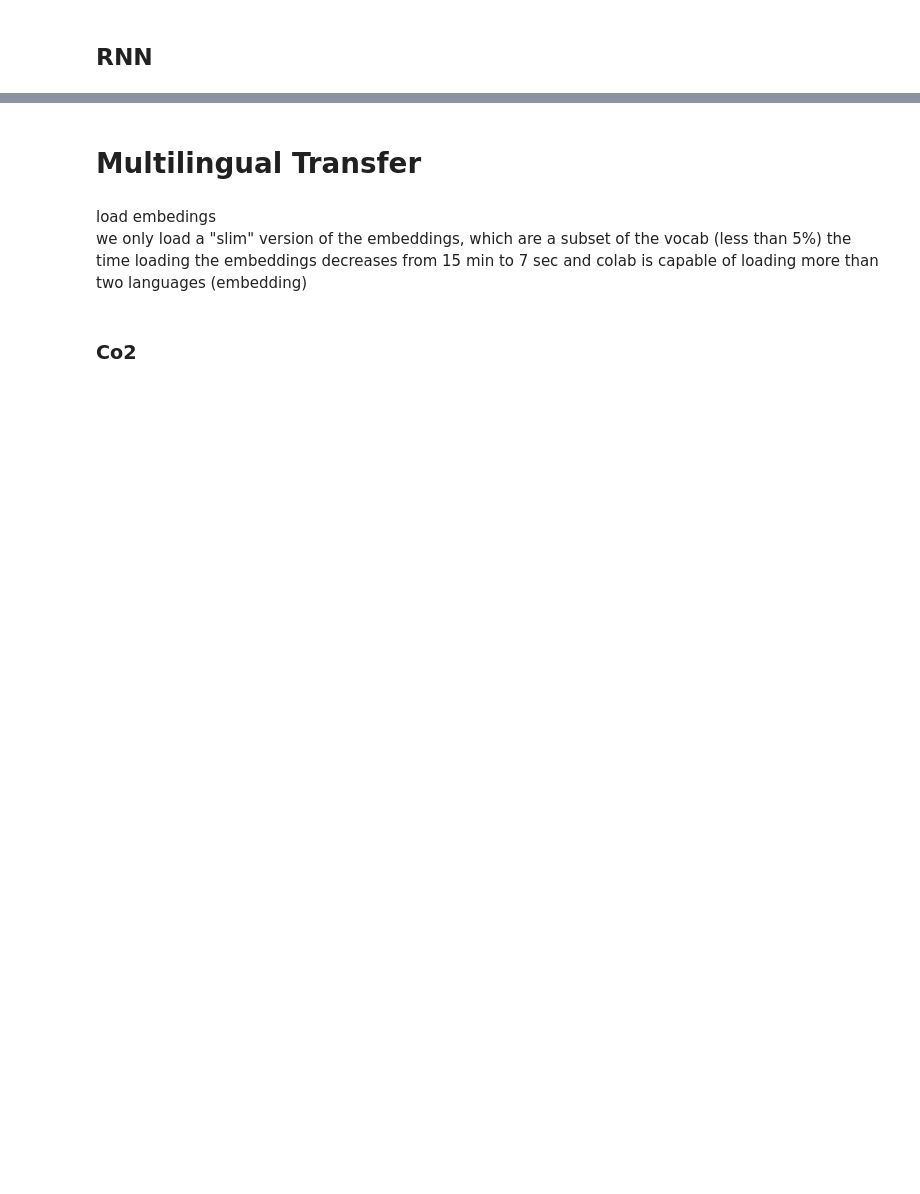
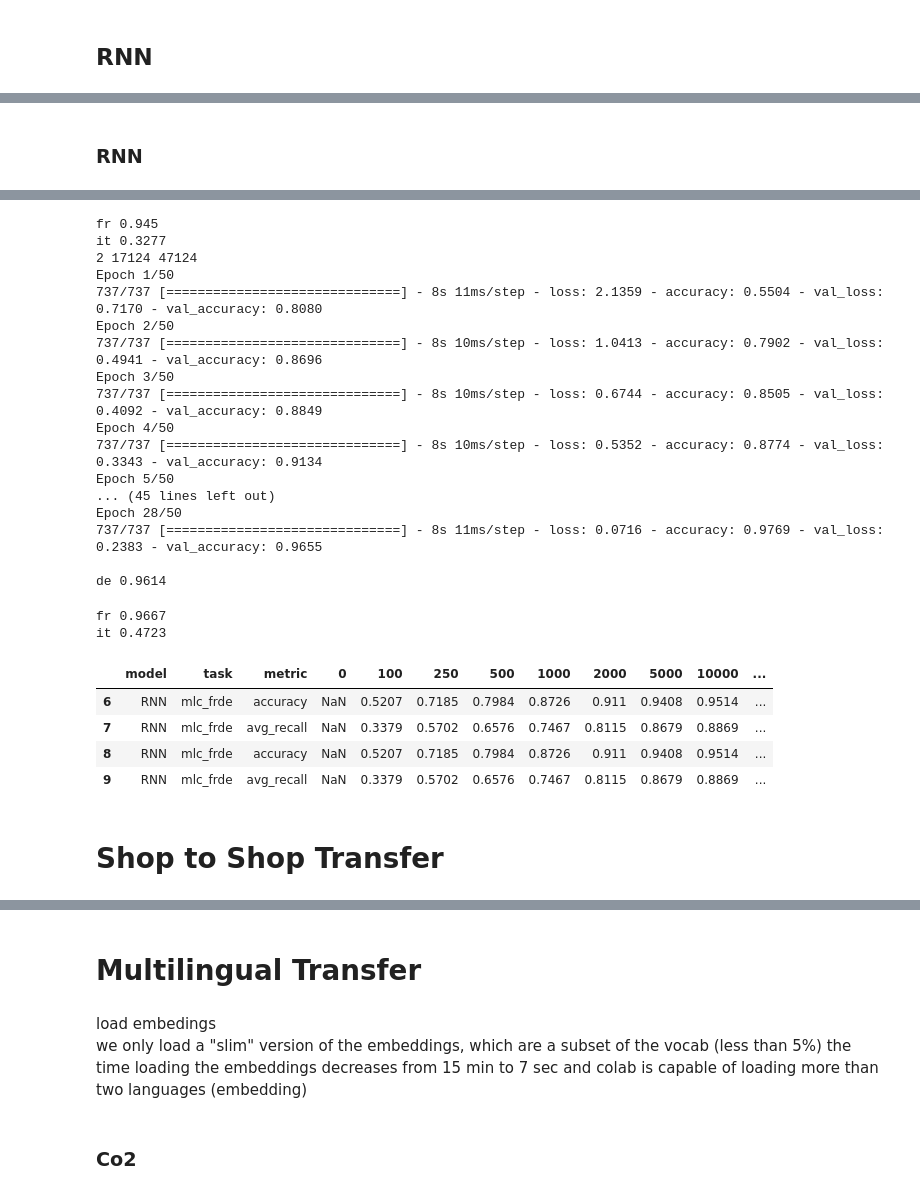
Before and after one commit to ELehmann91/Thesis_Multilingual_Transferlearning, a Jupyter notebook: Results_Thesis.ipynb, the cells around one changed output, grey strips where cells are left out. Cells and saved outputs as stored; diff of their text form; code cells hidden in the pictures; blank space fills up the shorter version.

```diff
--- a/Results_Thesis.ipynb
+++ b/Results_Thesis.ipynb
@@ -606,2 +1124,0 @@ def run_CNN_best(X_train_pad,y_train_enc,X_val_pad,y_val_enc,X_test_pad,y_test,v
-# %%
-run_CNN_best(X_train_pad_de,y_train_enc_de,X_val_pad_de,y_val_enc_de,X_test_pad_de,y_test_de,vocab_size_de,embedding_matrix_de,class_weight_dict_de)
@@ -635,2 +1521,0 @@ for obs in [500,1000,2000,5000]:
-# %%
-run_CNN_best(X_train_pad_fr,y_train_enc_fr,X_val_pad_fr,y_val_enc_fr,X_test_pad_fr,y_test_fr,vocab_size_fr,embedding_matrix_fr,class_weight_dict_fr)
@@ -636,0 +2149,12 @@ run_CNN_best(X_train_pad_fr,y_train_enc_fr,X_val_pad_fr,y_val_enc_fr,X_test_pad_
+# %%
+task = 'mlc_frde'
+model = 'LogReg'
+metrics = ['accuracy','avg_recall']
+
+for m in metrics:
+    df_results = df_results.append({'model': model,'task':task,'metric':m}, ignore_index=True)
+
+for obs in tqdm([100,250,500,1000,2000,5000,10000,15000,25000]):
+    tf_idf_log_reg(X_train_de,y_train_de,X_train_fr,y_train_fr,X_test_de,y_test_de,obs)
+
+df_results[(df_results['model']==model) & (df_results['task']==task)]
@@ -636,0 +2163,15 @@ run_CNN_best(X_train_pad_fr,y_train_enc_fr,X_val_pad_fr,y_val_enc_fr,X_test_pad_
+# %%
+task = 'mlc_frde'
+model = 'CNN1D'
+metrics = ['accuracy','avg_recall']
+
+for m in metrics:
+  if len(df_results[(df_results['model']==model) & (df_results['task']==task)& (df_results['metric']==m)])==0:
+    df_results = df_results.append({'model': model,'task':task,'metric':m}, ignore_index=True)
+
+for obs in tqdm([100,250,500,1000,2000,5000,10000,15000,25000]):
+     run_ml_CNN1D(X_train_pad_fr,y_train_enc_fr,X_val_pad_fr,y_val_enc_fr,X_test_pad_fr,y_test_fr,\
+                  X_train_pad_de,y_train_enc_de,X_val_pad_de,y_val_enc_de,X_test_pad_de,y_test_de,\
+                  class_weight_dict_de_fr,obs)
+
+df_results[(df_results['model']==model) & (df_results['task']==task)]
@@ -636,0 +2338,17 @@ run_CNN_best(X_train_pad_fr,y_train_enc_fr,X_val_pad_fr,y_val_enc_fr,X_test_pad_
+# %% [markdown]
+### RNN
+# %%
+task = 'mlc_frde'
+model = 'RNN'
+metrics = ['accuracy','avg_recall']
+
+for m in metrics:
+    df_results = df_results.append({'model': model,'task':task,'metric':m}, ignore_index=True)
+
+for obs in tqdm([100,250,500,1000,2000,5000,10000,15000]):
+     run_ml_RNN(X_train_pad_fr,y_train_enc_fr,X_val_pad_fr,y_val_enc_fr,X_test_pad_fr,y_test_fr,\
+                  X_train_pad_de,y_train_enc_de,X_val_pad_de,y_val_enc_de,X_test_pad_de,y_test_de,\
+                  class_weight_dict_de_fr,obs)
+
+df_results[(df_results['model']==model) & (df_results['task']==task)]
+# %% [output]
@@ -636,0 +2472,24 @@ run_CNN_best(X_train_pad_fr,y_train_enc_fr,X_val_pad_fr,y_val_enc_fr,X_test_pad_
+fr 0.945
+it 0.3277
+2 17124 47124
+Epoch 1/50
+737/737 [==============================] - 8s 11ms/step - loss: 2.1359 - accuracy: 0.5504 - val_loss: 0.7170 - val_accuracy: 0.8080
+Epoch 2/50
+737/737 [==============================] - 8s 10ms/step - loss: 1.0413 - accuracy: 0.7902 - val_loss: 0.4941 - val_accuracy: 0.8696
+Epoch 3/50
+737/737 [==============================] - 8s 10ms/step - loss: 0.6744 - accuracy: 0.8505 - val_loss: 0.4092 - val_accuracy: 0.8849
+Epoch 4/50
+737/737 [==============================] - 8s 10ms/step - loss: 0.5352 - accuracy: 0.8774 - val_loss: 0.3343 - val_accuracy: 0.9134
+Epoch 5/50
+... (45 lines left out)
+Epoch 28/50
+737/737 [==============================] - 8s 11ms/step - loss: 0.0716 - accuracy: 0.9769 - val_loss: 0.2383 - val_accuracy: 0.9655
+
+de 0.9614
+fr 0.9667
+it 0.4723
+|  | model | task | metric | 0 | 100 | 250 | 500 | 1000 | 2000 | 5000 | 10000 | ... |
+| 6 | RNN | mlc_frde | accuracy | NaN | 0.5207 | 0.7185 | 0.7984 | 0.8726 | 0.911 | 0.9408 | 0.9514 | ... |
+| 7 | RNN | mlc_frde | avg_recall | NaN | 0.3379 | 0.5702 | 0.6576 | 0.7467 | 0.8115 | 0.8679 | 0.8869 | ... |
+| 8 | RNN | mlc_frde | accuracy | NaN | 0.5207 | 0.7185 | 0.7984 | 0.8726 | 0.911 | 0.9408 | 0.9514 | ... |
+| 9 | RNN | mlc_frde | avg_recall | NaN | 0.3379 | 0.5702 | 0.6576 | 0.7467 | 0.8115 | 0.8679 | 0.8869 | ... |
@@ -636,0 +2498,2 @@ run_CNN_best(X_train_pad_fr,y_train_enc_fr,X_val_pad_fr,y_val_enc_fr,X_test_pad_
+# %% [markdown]
+# Shop to Shop Transfer
```
Also changed, not shown: parts of 168 cells of this notebook.
